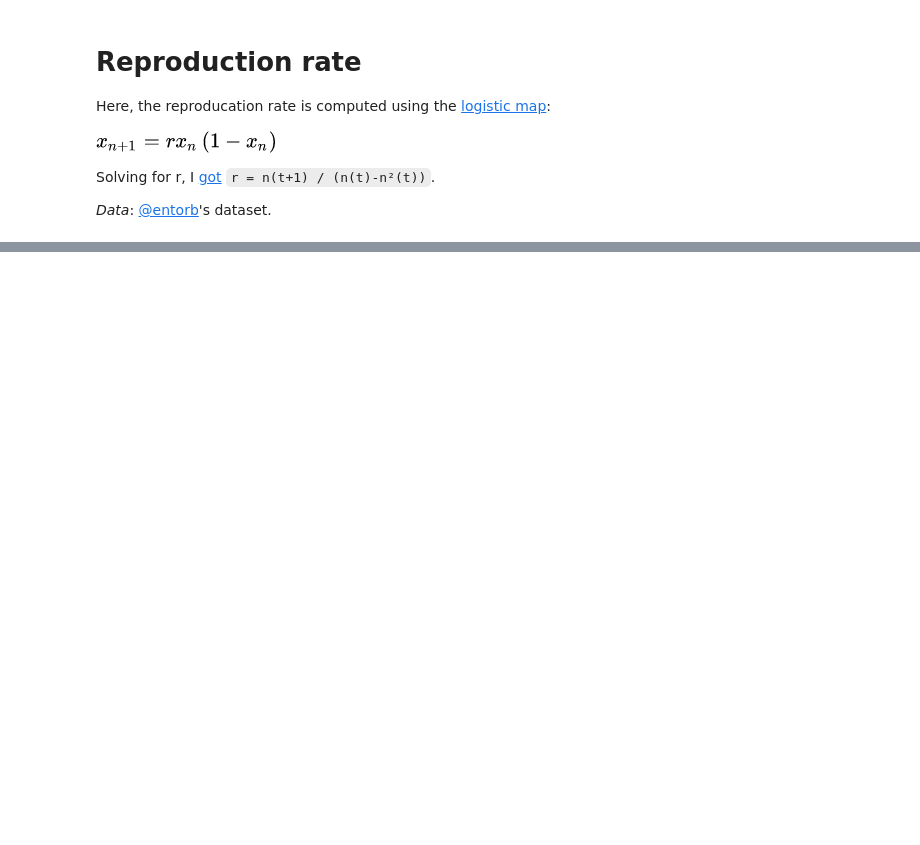
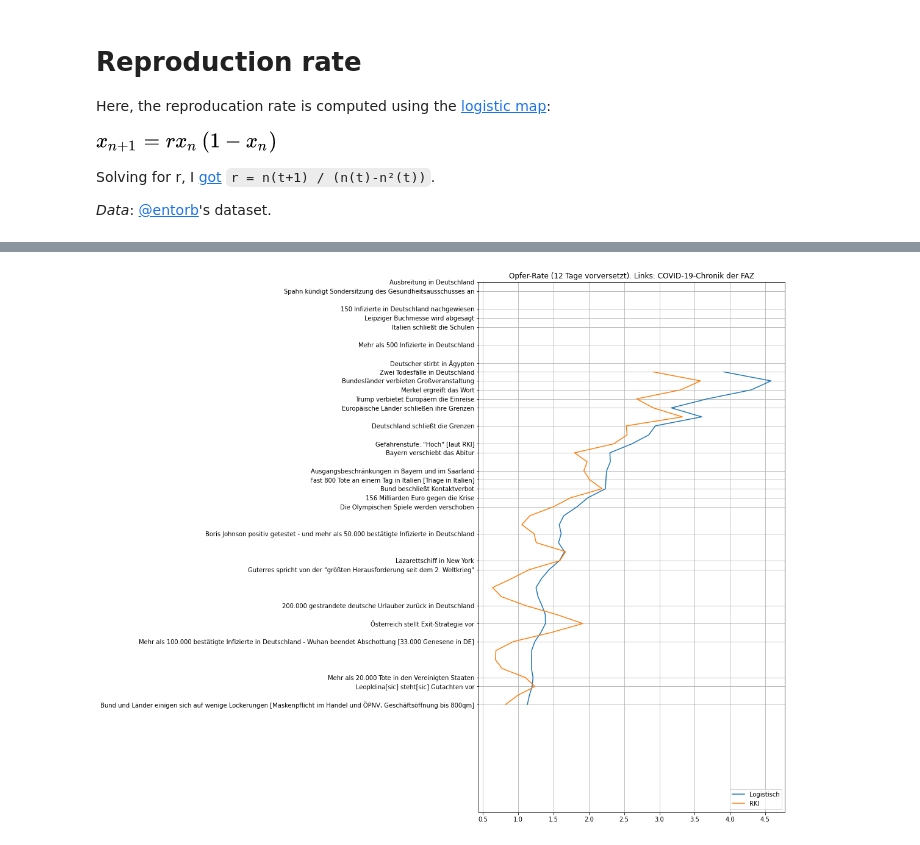
Before and after one commit to pschwede/covid19plots, a Jupyter notebook: repro.ipynb, the cells around one changed output, grey strips where cells are left out. Saved outputs shown, nothing was run; the diff lists cells and outputs as text; code cells hidden in the pictures; blank space fills up the shorter version.

```diff
--- a/repro.ipynb
+++ b/repro.ipynb
@@ -141,21 +147,23 @@ current_r.sort_values('RKI').plot(kind='barh',
 # %%
 de = entorb.to_dataframe('DE-total')
 rs1 = polynomial_r(de)
 rs2 = rki_r(de)
 news = pd.read_csv('data/chronic_de.tsv', sep="\t", usecols=['Datum', 'Ereignis'])
 news['Datum'] = pd.to_datetime(news['Datum'], format='%Y-%m-%d')
 news = news.set_index('Datum')
-dt = 14
+dt = 12
 shifted1 = rs1['Deaths'].shift(-dt)
 shifted2 = rs2['Deaths'].shift(-dt)
 fig, ax = plt.subplots()
 ax.plot(shifted1, shifted1.index, label='Logistisch')
 ax.plot(shifted2, shifted2.index, label='RKI')
 ax.set_title("Opfer-Rate (%d Tage vorversetzt). Links: COVID-19-Chronik der FAZ" % dt)
 ax.set_yticks(news.index)
-ax.set_ylim(de.index.max(), de.index.min())
+ax.set_ylim(shifted1.index.max(), shifted1.index.min())
 ax.set_yticklabels(news['Ereignis'])
 ax.grid()
 fig.set_size_inches(9,16)
 plt.legend(loc='lower right')
 t = ax.set_ylabel('')
+# %% [output]
+[figure, added]
```
Also changed, not shown: parts of 5 cells of this notebook, 5 other files.
